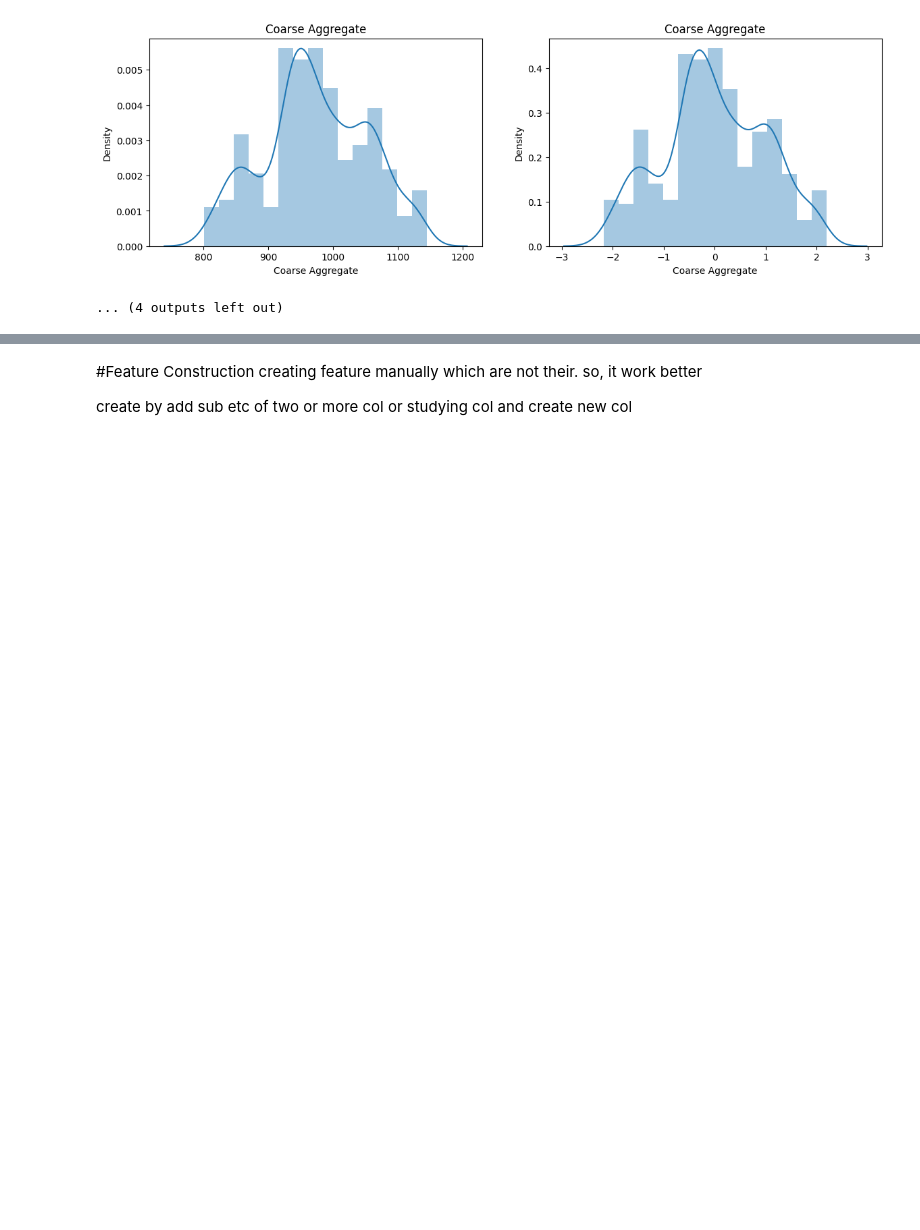
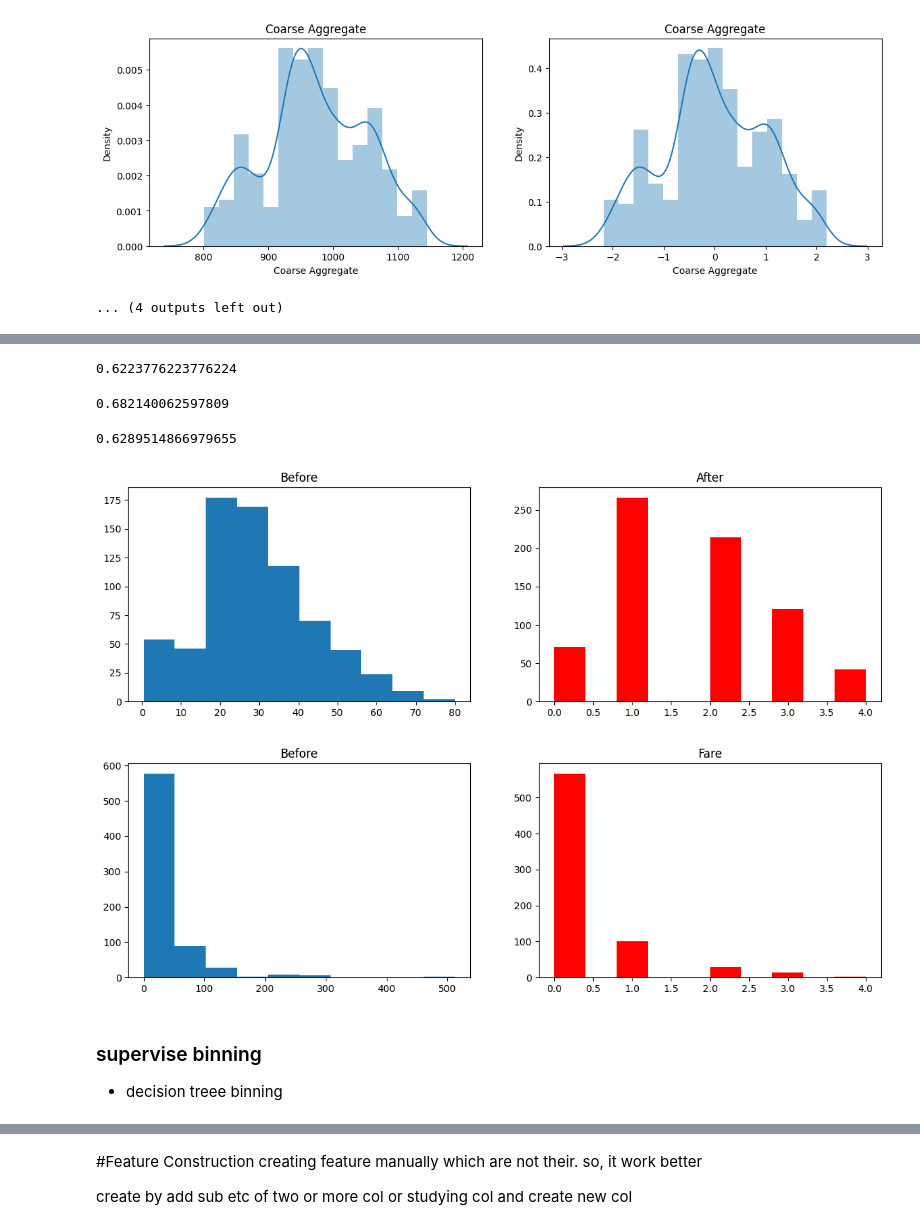
Before and after one commit to Avit-hodibu/feature_engineering, a Jupyter notebook: Feature_Engineering.ipynb, the cells around one changed output, grey strips where cells are left out. Drawn from its saved outputs; the diff is of its cells as text; code cells hidden in the pictures; blank space fills up the shorter version.

Commit message:
binning and binarization

```diff
--- a/Feature_Engineering.ipynb
+++ b/Feature_Engineering.ipynb
@@ -1502,0 +1595,2 @@ https://gist.github.com/mwaskom/de44147ed2974457ad6372750bbe5751
+# %%
+X_train, X_test, y_train, y_test = train_test_split(X, y, test_size=0.2, random_state=42)
@@ -1502,0 +1663,59 @@ https://gist.github.com/mwaskom/de44147ed2974457ad6372750bbe5751
+# %%
+clf= DecisionTreeClassifier()
+clf.fit(X_train_trf,y_train)
+y_pred=clf.predict(X_test_trf)
+accuracy_score(y_test,y_pred)
+# %% [output]
+0.6223776223776224
+# %%
+X_trf = trf.fit_transform(X)
+np.mean(cross_val_score(DecisionTreeClassifier(),X_trf,y,cv=10,scoring='accuracy'))
+# %% [output]
+0.682140062597809
+# %%
+# using fun
+import matplotlib.pyplot as plt
+
+def discretize(bins,strategy):
+    kbin_age = KBinsDiscretizer(n_bins=bins,encode='ordinal',strategy=strategy)
+    kbin_fare = KBinsDiscretizer(n_bins=bins,encode='ordinal',strategy=strategy)
+
+    trf = ColumnTransformer([
+        ('first',kbin_age,[0]),
+        ('second',kbin_fare,[1])
+    ])
+
+    X_trf = trf.fit_transform(X)
+    print(np.mean(cross_val_score(DecisionTreeClassifier(),X,y,cv=10,scoring='accuracy')))
+
+    plt.figure(figsize=(14,4))
+    plt.subplot(121)
+    plt.hist(X['Age'])
+    plt.title("Before")
+
+    plt.subplot(122)
+    plt.hist(X_trf[:,0],color='red')
+    plt.title("After")
+
+    plt.show()
+
+    plt.figure(figsize=(14,4))
+    plt.subplot(121)
+    plt.hist(X['Fare'])
+    plt.title("Before")
+
+    plt.subplot(122)
+    plt.hist(X_trf[:,1],color='red')
+    plt.title("Fare")
+
+    plt.show()
+# %%
+#calling function
+discretize(5,'kmeans')
+# %% [output]
+0.6289514866979655
+[figure, added]
+[figure, added]
+# %% [markdown]
+### supervise binning
+  - decision treee binning
```
Also changed, not shown: parts of 31 cells of this notebook.
